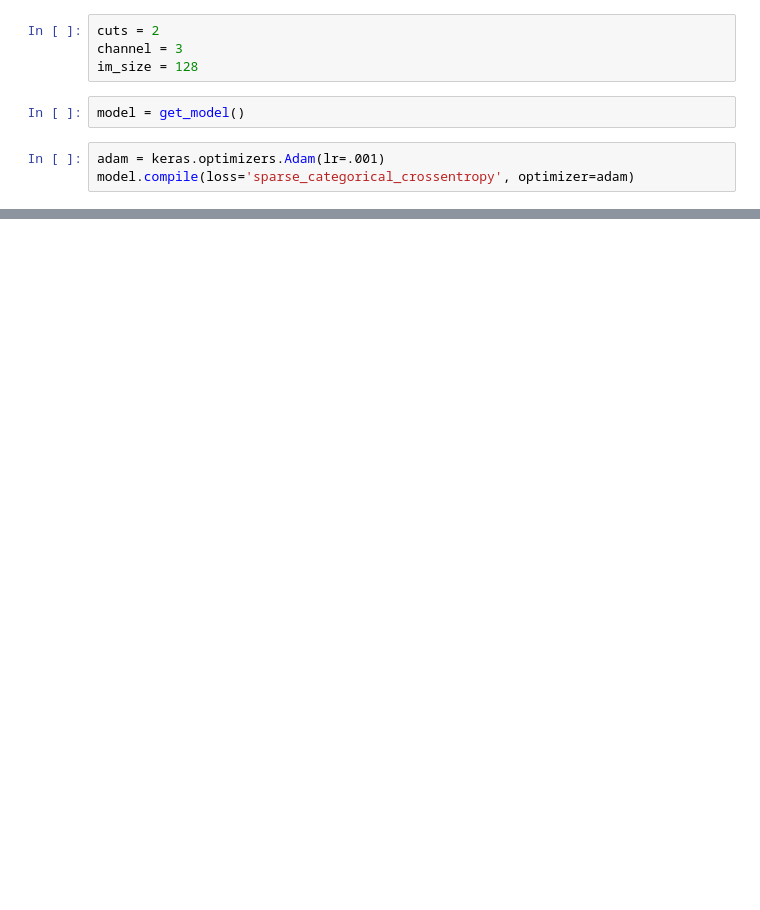
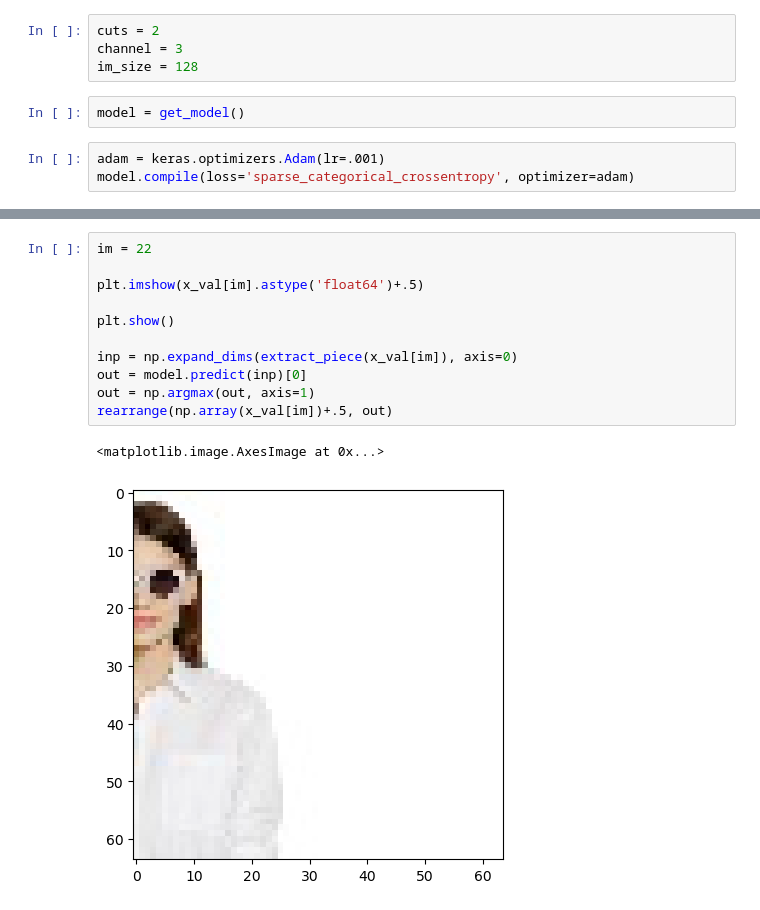
Before and after one commit to fantamanatee/datathon2022, a Jupyter notebook: src/train_model.ipynb, the cells around one changed output, grey strips where cells are left out. Drawn from its saved outputs; the diff is of its cells as text; blank space fills up the shorter version.

```diff
--- a/src/train_model.ipynb
+++ b/src/train_model.ipynb
@@ -67,0 +104,14 @@ FileNotFoundError: [Errno 2] No such file or directory: './../trainall_data/vali
+# %%
+im = 22
+
+plt.imshow(x_val[im].astype('float64')+.5)
+
+plt.show()
+
+inp = np.expand_dims(extract_piece(x_val[im]), axis=0)
+out = model.predict(inp)[0]
+out = np.argmax(out, axis=1)
+rearrange(np.array(x_val[im])+.5, out)
+# %% [output]
+<matplotlib.image.AxesImage at 0x...>
+[figure, added]
```
Also changed, not shown: parts of 7 cells of this notebook.
